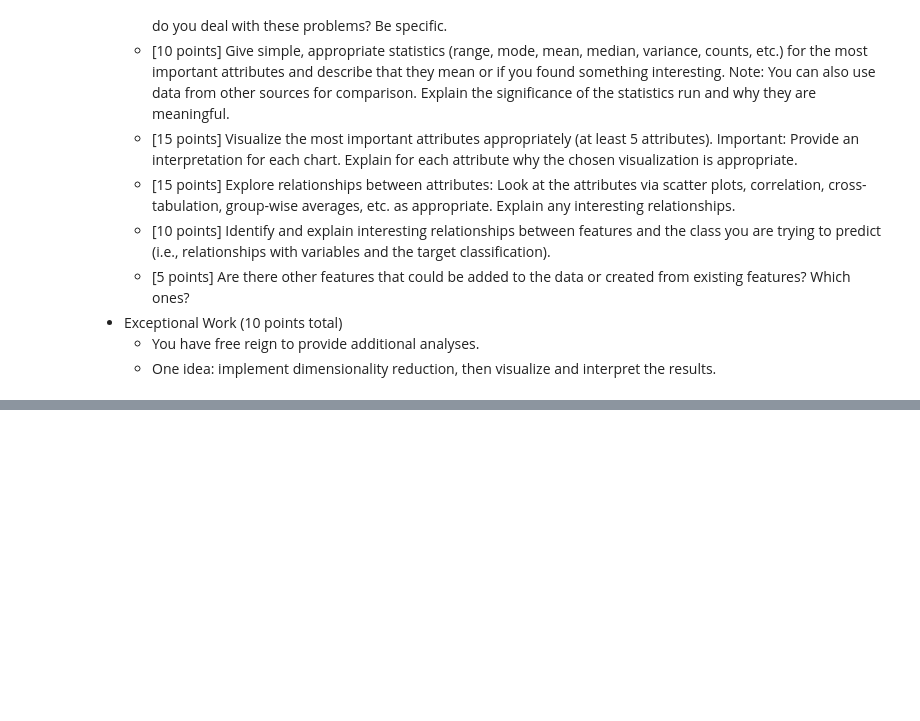
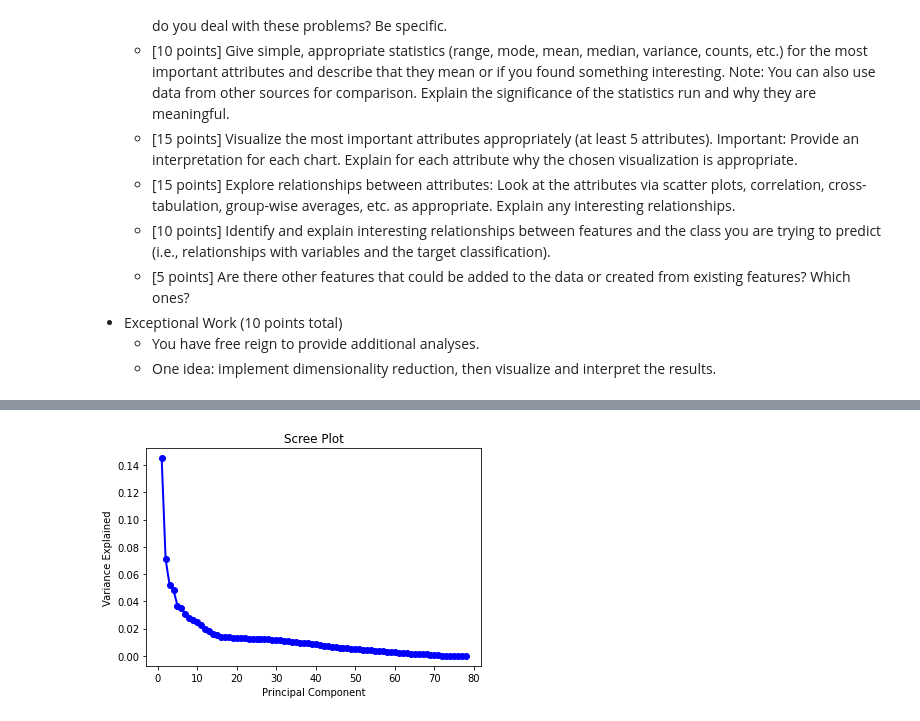
Before and after one commit to bx-lr/ps_obf_ml, a Jupyter notebook: labs/01_lab.ipynb, the cells around one changed output, grey strips where cells are left out. Saved outputs shown, nothing was run; the diff lists cells and outputs as text; code cells hidden in the pictures; blank space fills up the shorter version.

```diff
--- a/labs/01_lab.ipynb
+++ b/labs/01_lab.ipynb
@@ -24,0 +56,5 @@ whatever format you like, but it is easiest to turn in the rendered iPython note
+# %%
+import pandas as pd
+df = pd.read_csv('..\\dataset\\all.csv')
+print('total observations in dataset:', len(df))
+print('total features in dataset: ', len(df.keys()))
@@ -24,0 +66,5 @@ whatever format you like, but it is easiest to turn in the rendered iPython note
+# %%
+df.drop_duplicates('sha1', inplace=True)
+print('total unique observations in dataset: ', len(df))
+print('data types used: ', df.dtypes)
+print(df.info())
@@ -24,0 +116,3 @@ whatever format you like, but it is easiest to turn in the rendered iPython note
+# %%
+# remove unnecessary features
+subset = df[df.columns[9:]]
@@ -24,0 +140,32 @@ whatever format you like, but it is easiest to turn in the rendered iPython note
+# %%
+import seaborn as sns
+from sklearn.decomposition import PCA
+from sklearn.preprocessing import StandardScaler
+# times out... maybe use less features...
+#sns.clustermap(subset)
+samples = subset.sample(n=10000)
+samples.head()
+scaled_samples = samples.copy()
+scaler = StandardScaler()
+scaled_samples=pd.DataFrame(scaler.fit_transform(scaled_samples), columns=scaled_samples.columns)
+scaled_samples.head()
+
+scaled_data = subset.copy()
+scaled_data=pd.DataFrame(scaler.fit_transform(scaled_data), columns=scaled_data.columns)
+#sns.set()
+#sns.pairplot(samples[samples.columns[:5]], height=2)
+# %%
+import matplotlib.pyplot as plt
+import numpy as np
+#pca on scaled data
+scaled_samples.head()
+pca = PCA(n_components=len(scaled_data.columns))
+pca_fit = pca.fit(scaled_data)
+PC_values = np.arange(pca.n_components_) + 1
+plt.plot(PC_values, pca.explained_variance_ratio_, 'o-', linewidth=2, color='blue')
+plt.title('Scree Plot')
+plt.xlabel('Principal Component')
+plt.ylabel('Variance Explained')
+plt.show()
+# %% [output]
+[figure, added]
```
Also changed, not shown: parts of 13 cells of this notebook, 2 other files.
